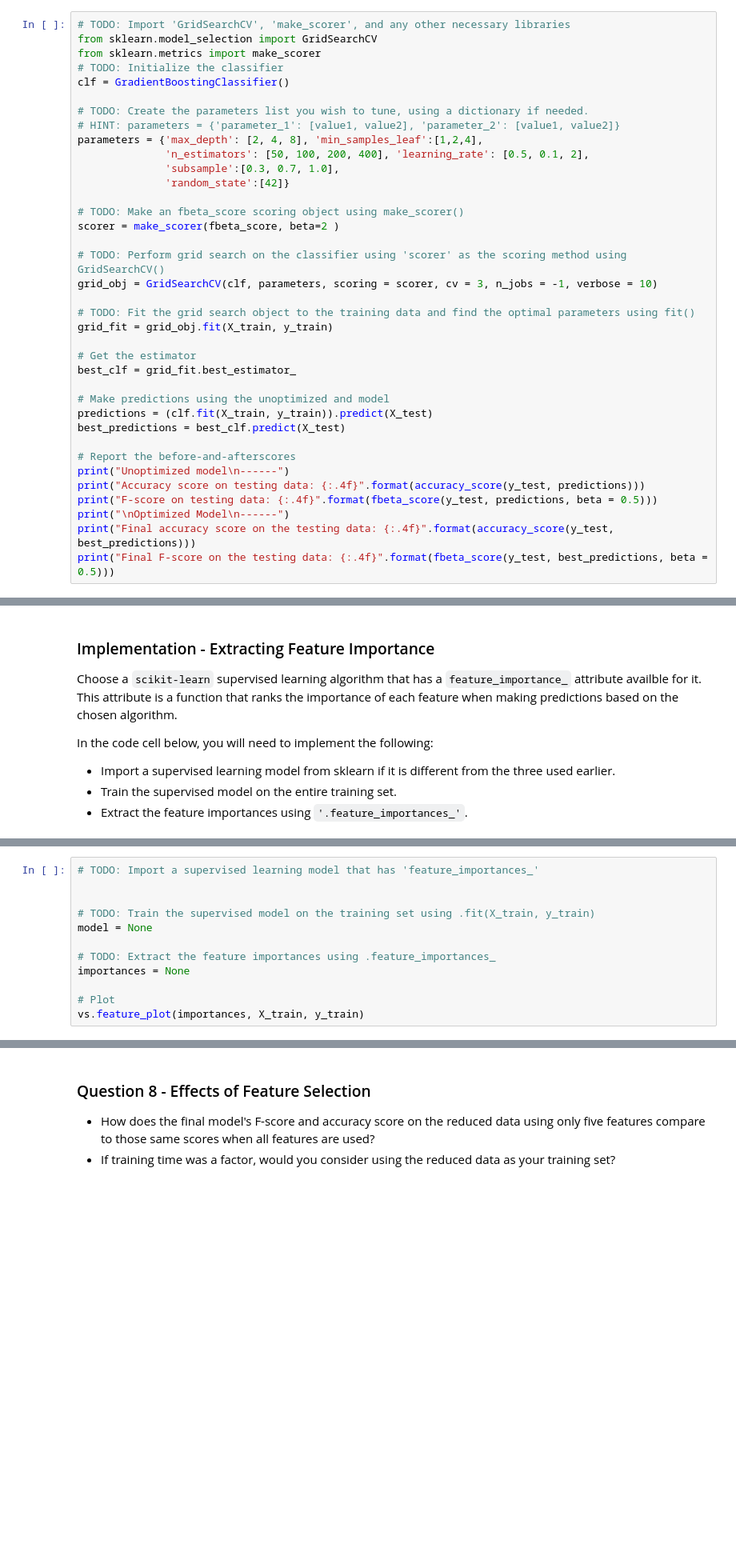
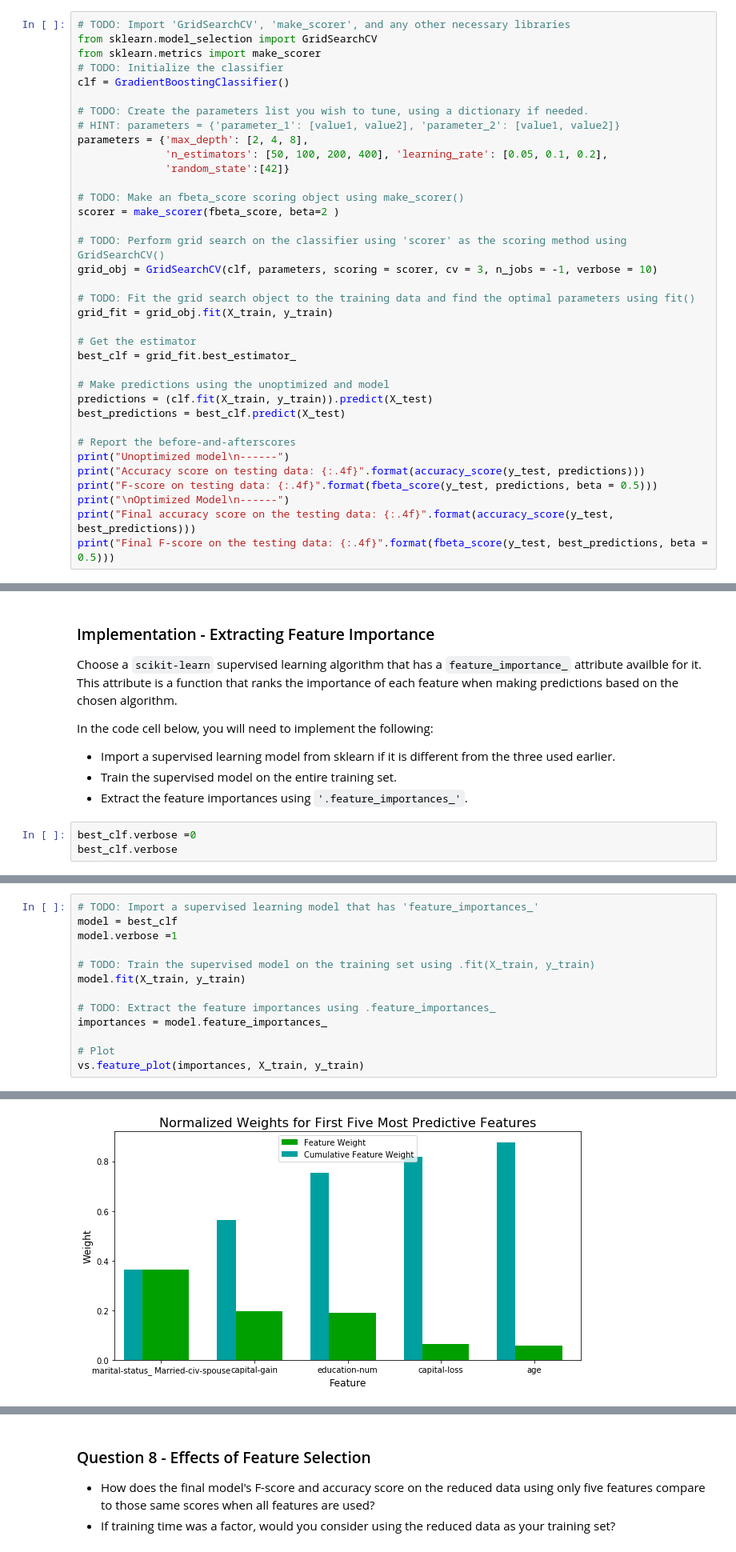
Before and after one commit to jeff-daniels/Udacity-Machine-Learning-Introduction-Nanodegree, a Jupyter notebook: Project 1: Finding Donors for CharityML/finding_donors.ipynb, the cells around one changed output, grey strips where cells are left out. Shown at 80% size. Drawn from its saved outputs; the diff is of its cells as text; blank space fills up the shorter version.

```diff
--- a/Project 1: Finding Donors for CharityML/finding_donors.ipynb
+++ b/Project 1: Finding Donors for CharityML/finding_donors.ipynb
@@ -484,9 +484,8 @@ clf = GradientBoostingClassifier()
 
 # TODO: Create the parameters list you wish to tune, using a dictionary if needed.
 # HINT: parameters = {'parameter_1': [value1, value2], 'parameter_2': [value1, value2]}
-parameters = {'max_depth': [2, 4, 8], 'min_samples_leaf':[1,2,4],
-              'n_estimators': [50, 100, 200, 400], 'learning_rate': [0.5, 0.1, 2],
-              'subsample':[0.3, 0.7, 1.0],
+parameters = {'max_depth': [2, 4, 8],
+              'n_estimators': [50, 100, 200, 400], 'learning_rate': [0.05, 0.1, 0.2],
               'random_state':[42]}
 
 # TODO: Make an fbeta_score scoring object using make_scorer()
@@ -616,3 +616,6 @@ In the code cell below, you will need to implement the following:
  - Import a supervised learning model from sklearn if it is different from the three used earlier.
  - Train the supervised model on the entire training set.
  - Extract the feature importances using `'.feature_importances_'`.
+# %%
+best_clf.verbose =0
+best_clf.verbose
@@ -619,12 +624,14 @@ In the code cell below, you will need to implement the following:
 # %%
 # TODO: Import a supervised learning model that has 'feature_importances_'
-
+model = best_clf
+model.verbose =1
 
 # TODO: Train the supervised model on the training set using .fit(X_train, y_train)
-model = None
+model.fit(X_train, y_train)
 
 # TODO: Extract the feature importances using .feature_importances_
-importances = None
+importances = model.feature_importances_
 
 # Plot
 vs.feature_plot(importances, X_train, y_train)
+# %% [output]
@@ -631,3 +655,4 @@ vs.feature_plot(importances, X_train, y_train)
+[figure, added]
 # %% [markdown]
 ### Question 7 - Extracting Feature Importance
 
```
Also changed, not shown: parts of 18 cells of this notebook.
